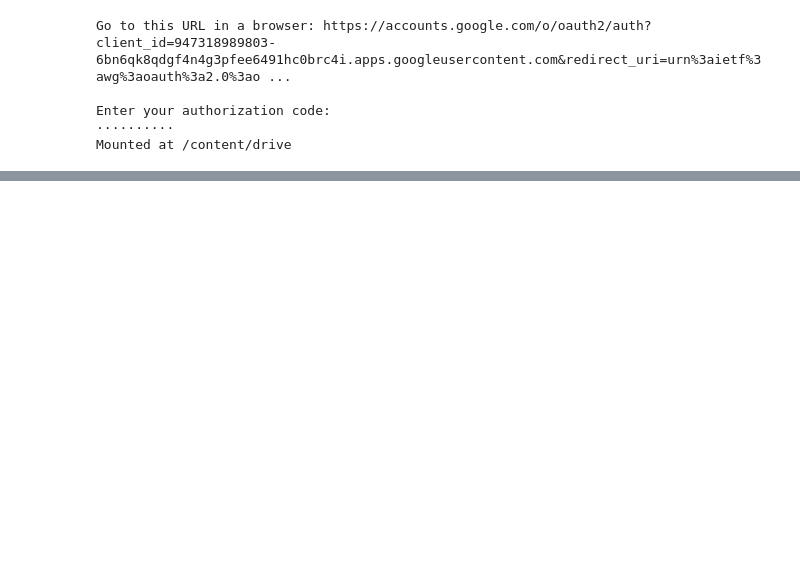
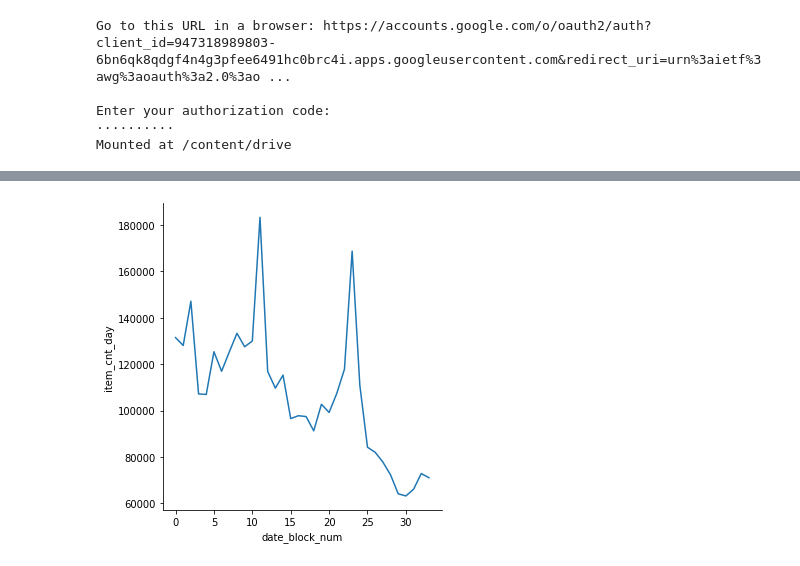
Before and after one commit to aruna09/Predict-Future-Sales, a Jupyter notebook: PredictFutureSales.ipynb, the cells around one changed output, grey strips where cells are left out. Cells and saved outputs as stored; diff of their text form; code cells hidden in the pictures; blank space fills up the shorter version.

```diff
--- a/PredictFutureSales.ipynb
+++ b/PredictFutureSales.ipynb
@@ -84,0 +65,6 @@ grouped_df
+# %%
+# no of items sold per month
+
+total_sales_permonth = pd.DataFrame()
+total_sales_permonth = train.groupby(['date_block_num']).sum().reset_index()
+total_sales_permonth.head()
@@ -84,0 +78,6 @@ grouped_df
+# %%
+g = seaborn.relplot(x="date_block_num", y="item_cnt_day", kind="line", data=total_sales_permonth)
+
+# We observe a seasonality
+# %% [output]
+[figure, added]
```
Also changed, not shown: parts of 28 cells of this notebook.
